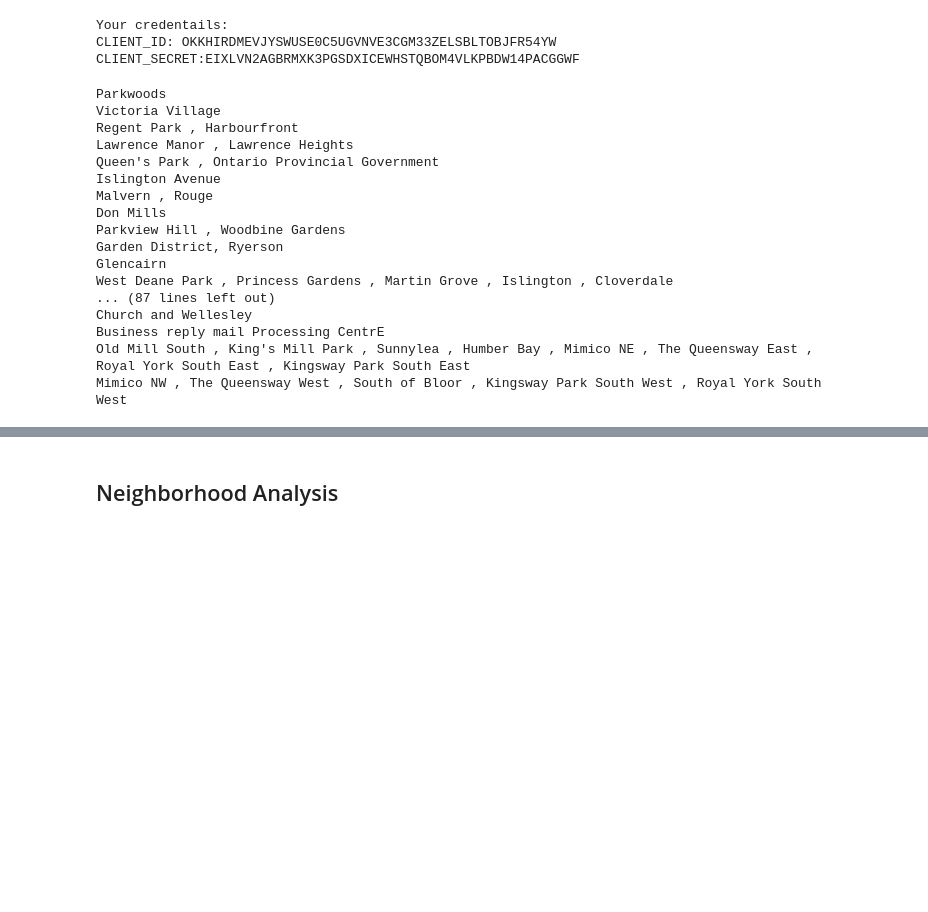
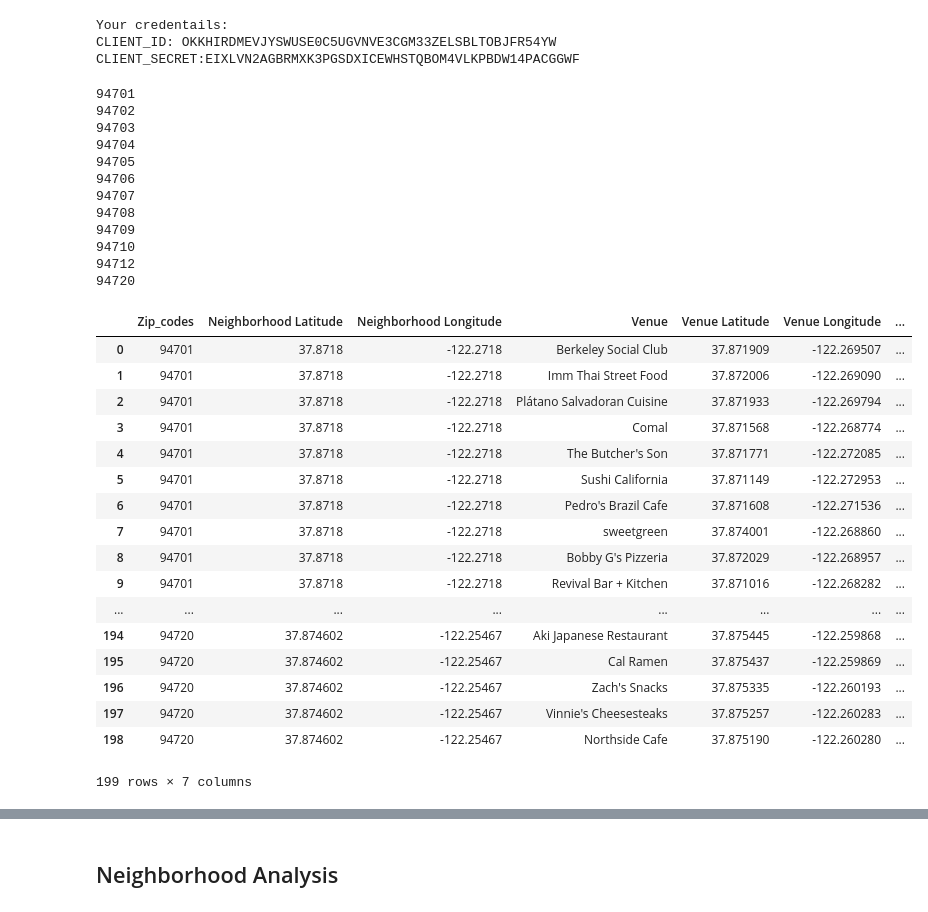
Before and after one commit to facamposv19/Datasciencecapstone, a Jupyter notebook: Coursera Data capstone.ipynb, the cells around one changed output, grey strips where cells are left out. Cells and saved outputs as stored; diff of their text form; code cells hidden in the pictures; blank space fills up the shorter version.

```diff
--- a/Coursera Data capstone.ipynb
+++ b/Coursera Data capstone.ipynb
@@ -122,11 +104,11 @@ from sklearn.cluster import KMeans
 # %%
 import folium
 # %%
-address = 'Toronto, Canada'
+address = 'Berkeley, California'
 
 geolocator = Nominatim(user_agent="to_explorer")
 location = geolocator.geocode(address)
 latitude = location.latitude
 longitude = location.longitude
-print('The geograpical coordinate of Toronto are {}, {}.'.format(latitude, longitude))
+print('The geograpical coordinate of Berkeley are {}, {}.'.format(latitude, longitude))
 # %% [output]
@@ -134,10 +116,10 @@ The geograpical coordinate of Toronto are 43.6534817, -79.3839347.
 # %%
-# create map of Toronto using latitude and longitude values
-map_toronto = folium.Map(location=[latitude, longitude], zoom_start=10)
+# create map of Berkeley using latitude and longitude values
+map_berkeley = folium.Map(location=[latitude, longitude], zoom_start=12)
 
 # add markers to map
-for lat, lng, borough, neighborhood in zip(dff['Latitude'], dff['Longitude'], dff['Borough'], dff['Neighborhood']):
-    label = '{}, {}'.format(neighborhood, borough)
+for lat, lng, zip_code in zip(df['Latitude'], df['Longitude'], df['Zip_codes']):
+    label = '{}'.format(zip_code)
     label = folium.Popup(label, parse_html=True)
     folium.CircleMarker(
         [lat, lng],
@@ -147,9 +129,9 @@ for lat, lng, borough, neighborhood in zip(dff['Latitude'], dff['Longitude'], df
         fill=True,
         fill_color='#3186cc',
         fill_opacity=0.7,
-        parse_html=False).add_to(map_toronto)
+        parse_html=False).add_to(map_berkeley)
 
-map_toronto
+map_berkeley
 # %% [output]
 [interactive output not drawn]
 # %%
@@ -173,12 +155,13 @@ def getNearbyVenues(names, latitudes, longitudes, radius=500):
         print(name)
 
         # create the API request URL
-        url = 'https://api.foursquare.com/v2/venues/explore?&client_id={}&client_secret={}&v={}&ll={},{}&radius={}&limit={}'.format(
+        url = 'https://api.foursquare.com/v2/venues/explore?&client_id={}&client_secret={}&v={}&ll={},{}&categoryId={}&radius={}&limit={}'.format(
             CLIENT_ID,
             CLIENT_SECRET,
             VERSION,
             lat,
             lng,
+            '4d4b7105d754a06374d81259',
             radius,
             LIMIT)
 
@@ -196,7 +179,7 @@ def getNearbyVenues(names, latitudes, longitudes, radius=500):
             v['venue']['categories'][0]['name']) for v in results])
 
     nearby_venues = pd.DataFrame([item for venue_list in venues_list for item in venue_list])
-    nearby_venues.columns = ['Neighborhood',
+    nearby_venues.columns = ['Zip_codes',
                   'Neighborhood Latitude',
                   'Neighborhood Longitude',
                   'Venue',
@@ -206,25 +189,41 @@ def getNearbyVenues(names, latitudes, longitudes, radius=500):
 
     return(nearby_venues)
 # %%
-toronto_venues = getNearbyVenues(names=dff['Neighborhood'],
-                                   latitudes=dff['Latitude'],
-                                   longitudes=dff['Longitude']
+berkeley_venues = getNearbyVenues(names=df['Zip_codes'],
+                                   latitudes=df['Latitude'],
+                                   longitudes=df['Longitude']
                                   )
 # %% [output]
-Parkwoods
-Victoria Village
-Regent Park , Harbourfront
-Lawrence Manor , Lawrence Heights
-Queen's Park , Ontario Provincial Government
-Islington Avenue
-Malvern , Rouge
-Don Mills
-Parkview Hill , Woodbine Gardens
-Garden District, Ryerson
-Glencairn
-West Deane Park , Princess Gardens , Martin Grove , Islington , Cloverdale
-... (87 lines left out)
-Church and Wellesley
-Business reply mail Processing CentrE
-Old Mill South , King's Mill Park , Sunnylea , Humber Bay , Mimico NE , The Queensway East , Royal York South East , Kingsway Park South East
-Mimico NW , The Queensway West , South of Bloor , Kingsway Park South West , Royal York South West
+94701
+94702
+94703
+94704
+94705
+94706
+94707
+94708
+94709
+94710
+94712
+94720
+# %%
+berkeley_venues
+# %% [output]
+|  | Zip_codes | Neighborhood Latitude | Neighborhood Longitude | Venue | Venue Latitude | Venue Longitude | ... |
+| 0 | 94701 | 37.8718 | -122.2718 | Berkeley Social Club | 37.871909 | -122.269507 | ... |
+| 1 | 94701 | 37.8718 | -122.2718 | Imm Thai Street Food | 37.872006 | -122.269090 | ... |
+| 2 | 94701 | 37.8718 | -122.2718 | Plátano Salvadoran Cuisine | 37.871933 | -122.269794 | ... |
+| 3 | 94701 | 37.8718 | -122.2718 | Comal | 37.871568 | -122.268774 | ... |
+| 4 | 94701 | 37.8718 | -122.2718 | The Butcher's Son | 37.871771 | -122.272085 | ... |
+| 5 | 94701 | 37.8718 | -122.2718 | Sushi California | 37.871149 | -122.272953 | ... |
+| 6 | 94701 | 37.8718 | -122.2718 | Pedro's Brazil Cafe | 37.871608 | -122.271536 | ... |
+| 7 | 94701 | 37.8718 | -122.2718 | sweetgreen | 37.874001 | -122.268860 | ... |
+| 8 | 94701 | 37.8718 | -122.2718 | Bobby G's Pizzeria | 37.872029 | -122.268957 | ... |
+| 9 | 94701 | 37.8718 | -122.2718 | Revival Bar + Kitchen | 37.871016 | -122.268282 | ... |
+| ... | ... | ... | ... | ... | ... | ... | ... |
+| 194 | 94720 | 37.874602 | -122.25467 | Aki Japanese Restaurant | 37.875445 | -122.259868 | ... |
+| 195 | 94720 | 37.874602 | -122.25467 | Cal Ramen | 37.875437 | -122.259869 | ... |
+| 196 | 94720 | 37.874602 | -122.25467 | Zach's Snacks | 37.875335 | -122.260193 | ... |
+| 197 | 94720 | 37.874602 | -122.25467 | Vinnie's Cheesesteaks | 37.875257 | -122.260283 | ... |
+| 198 | 94720 | 37.874602 | -122.25467 | Northside Cafe | 37.875190 | -122.260280 | ... |
+199 rows × 7 columns
```
Also changed, not shown: parts of 26 cells of this notebook, 1 other file.
